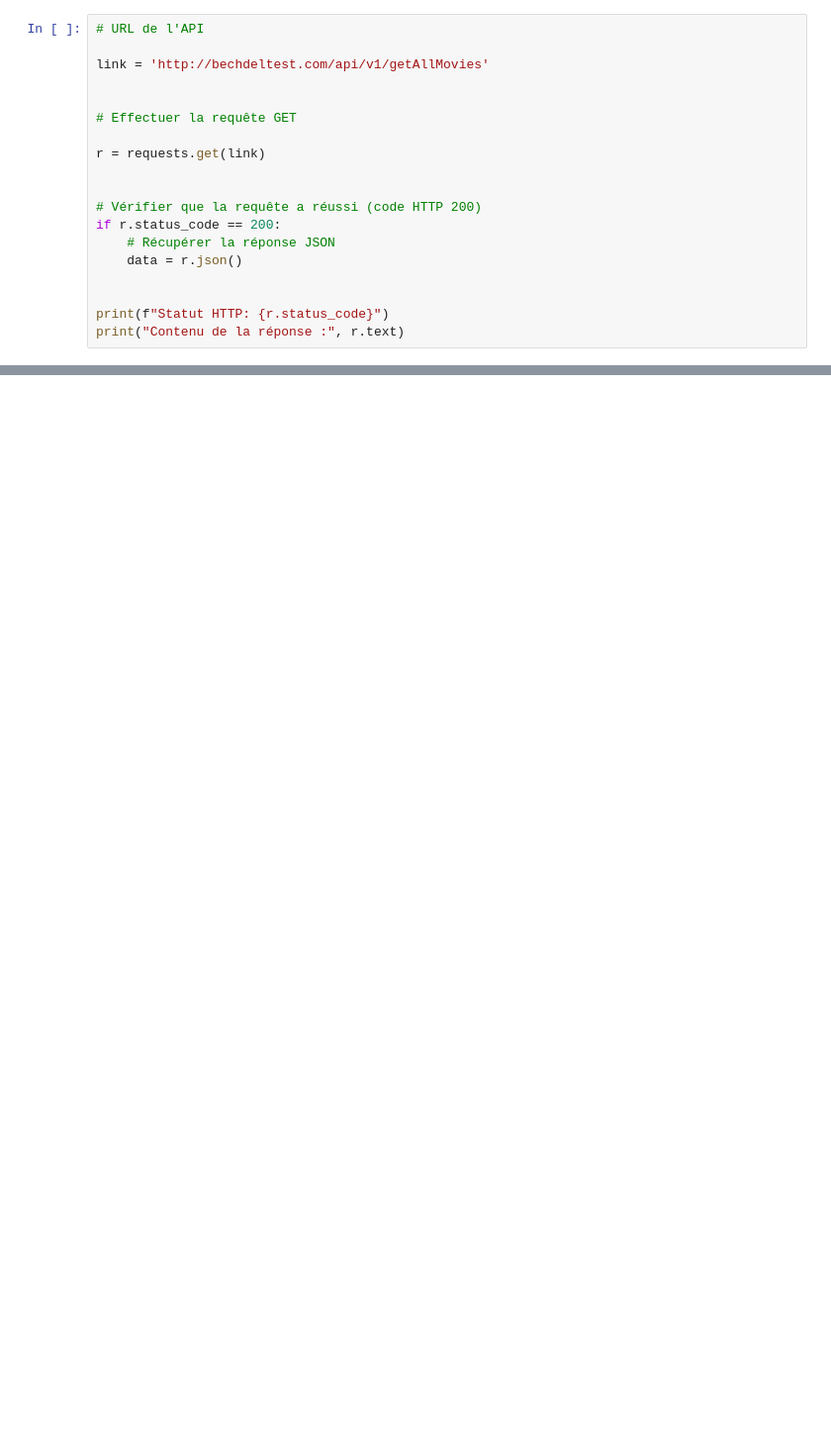
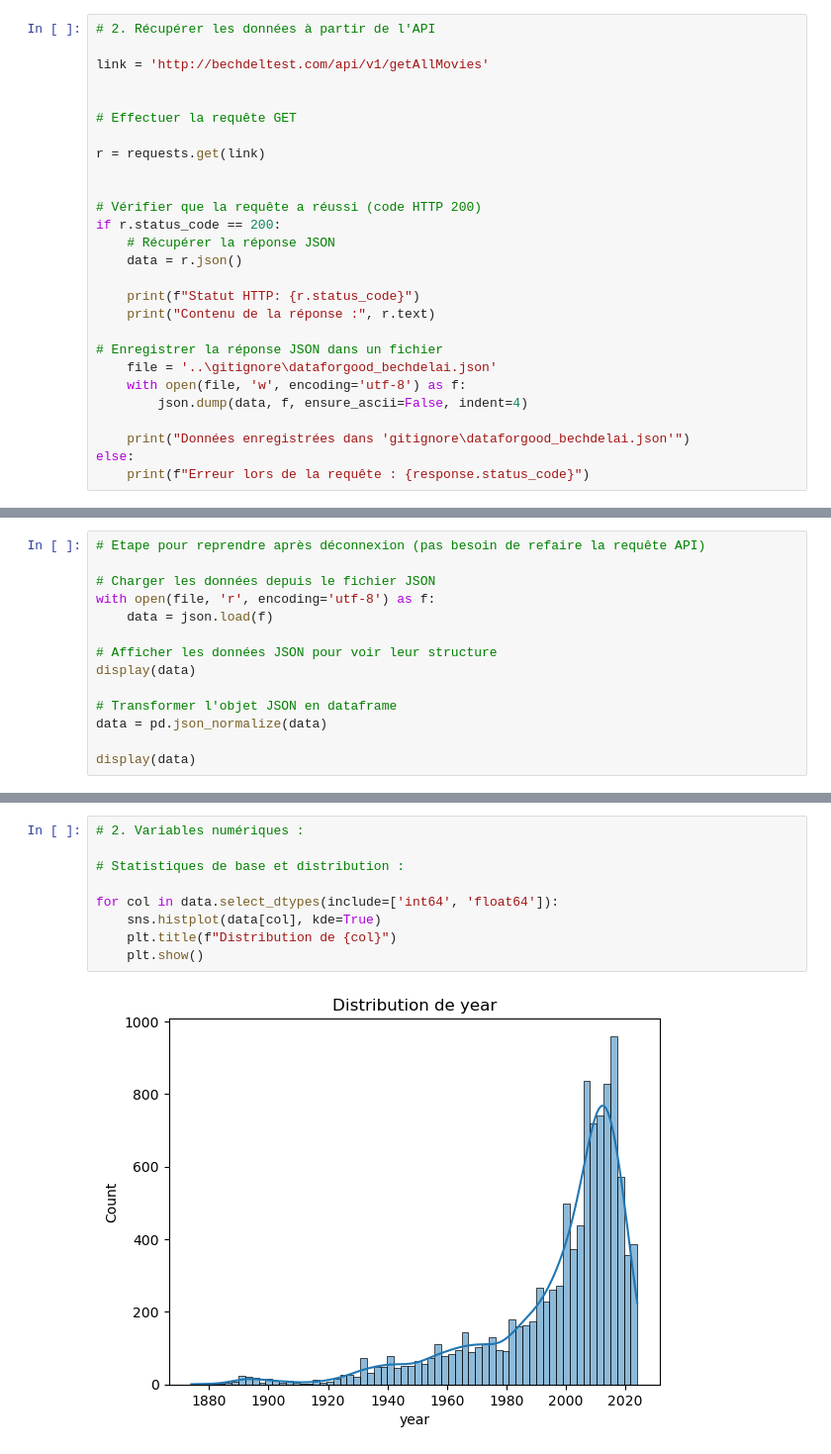
Before and after one commit to jpvt-data/AlgoCinema, a Jupyter notebook: exploration/exploration_data_Bechdel.ipynb, the cells around one changed output, grey strips where cells are left out. Shown at 99% size. Saved outputs shown, nothing was run; the diff lists cells and outputs as text; blank space fills up the shorter version.

Commit message:
maj avec data_bechdel

```diff
--- a/exploration/exploration_data_Bechdel.ipynb
+++ b/exploration/exploration_data_Bechdel.ipynb
@@ -15,5 +21,5 @@ import json
 # %%
-# URL de l'API
+# 2. Récupérer les données à partir de l'API
 
 link = 'http://bechdeltest.com/api/v1/getAllMovies'
 
@@ -28,8 +34,16 @@ if r.status_code == 200:
     # Récupérer la réponse JSON
     data = r.json()
 
+    print(f"Statut HTTP: {r.status_code}")
+    print("Contenu de la réponse :", r.text)
 
-print(f"Statut HTTP: {r.status_code}")
-print("Contenu de la réponse :", r.text)
+# Enregistrer la réponse JSON dans un fichier
+    file = '..\gitignore\dataforgood_bechdelai.json'
+    with open(file, 'w', encoding='utf-8') as f:
+        json.dump(data, f, ensure_ascii=False, indent=4)
+
+    print("Données enregistrées dans 'gitignore\dataforgood_bechdelai.json'")
+else:
+    print(f"Erreur lors de la requête : {response.status_code}")
 # %% [output]
 Statut HTTP: 200
@@ -77,0 +51,14 @@ data
+# %%
+# Etape pour reprendre après déconnexion (pas besoin de refaire la requête API)
+
+# Charger les données depuis le fichier JSON
+with open(file, 'r', encoding='utf-8') as f:
+    data = json.load(f)
+
+# Afficher les données JSON pour voir leur structure
+display(data)
+
+# Transformer l'objet JSON en dataframe
+data = pd.json_normalize(data)
+
+display(data)
@@ -77,0 +164,11 @@ data
+# %%
+# 2. Variables numériques :
+
+# Statistiques de base et distribution :
+
+for col in data.select_dtypes(include=['int64', 'float64']):
+    sns.histplot(data[col], kde=True)
+    plt.title(f"Distribution de {col}")
+    plt.show()
+# %% [output]
+[figure, added]
```
Also changed, not shown: parts of 17 cells of this notebook.
